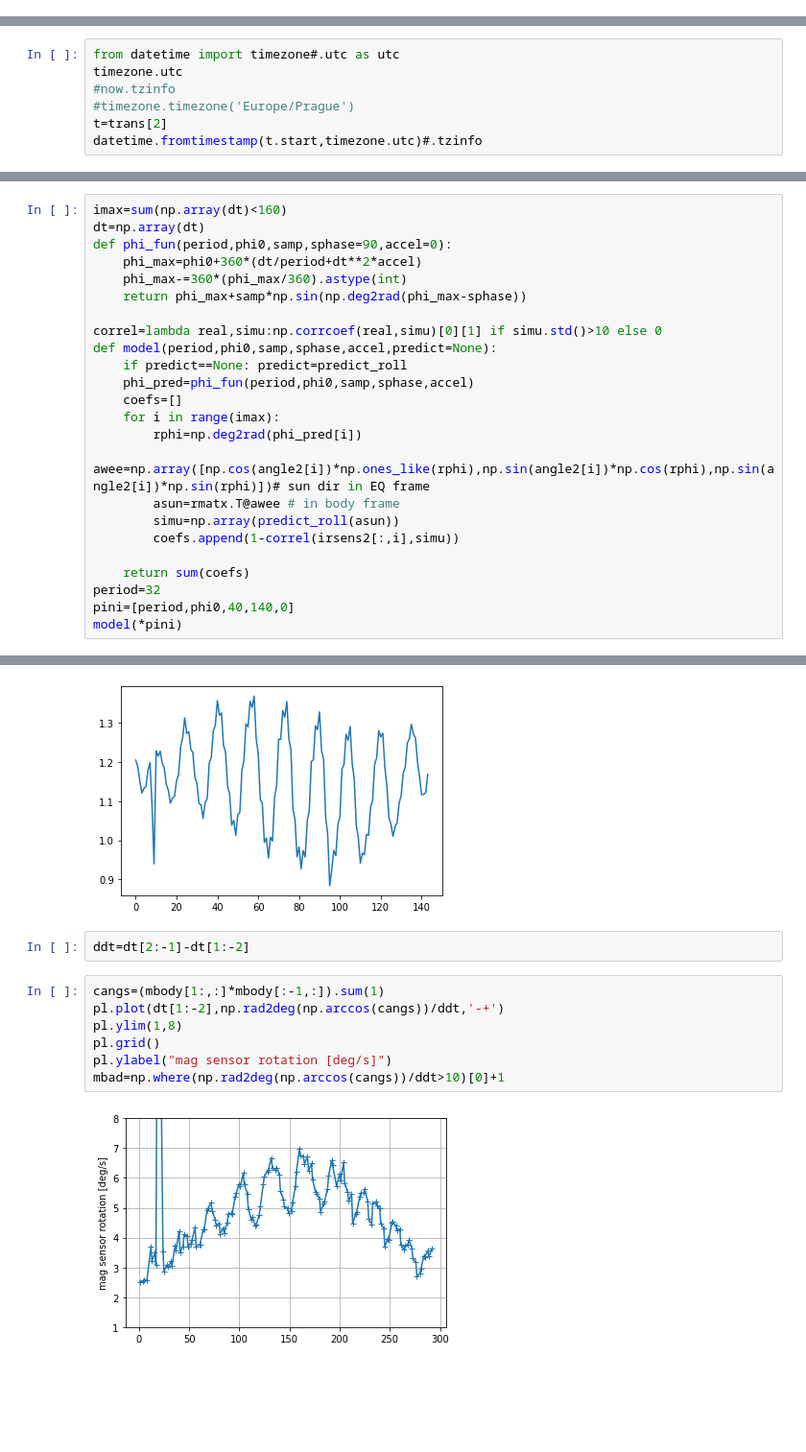
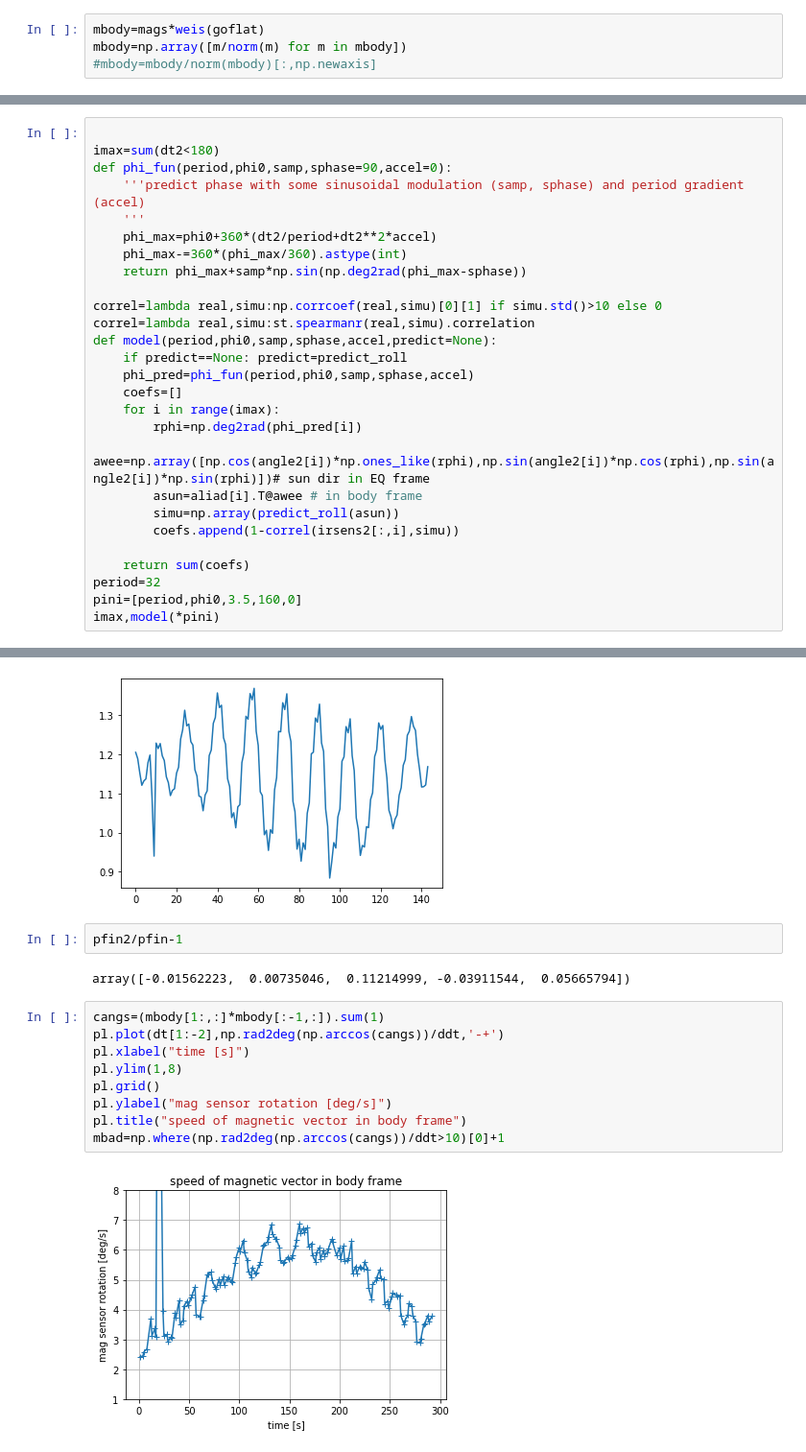
Before and after one commit to limu007/cube, a Jupyter notebook: Attitude_october.ipynb, the cells around one changed output, grey strips where cells are left out. Shown at 96% size. Cells and saved outputs as stored; diff of their text form; blank space fills up the shorter version.

```diff
--- a/Attitude_october.ipynb
+++ b/Attitude_october.ipynb
@@ -249,3 +278,7 @@ tm.deg
+# %%
+mbody=mags*weis(goflat)
+mbody=np.array([m/norm(m) for m in mbody])
+#mbody=mbody/norm(mbody)[:,np.newaxis]
 # %% [markdown]
 ### finding proper sun direction
 
@@ -386,7 +410,0 @@ trans=[t for t in trans if t.peak()['elevation']>10]
-# %%
-from datetime import timezone#.utc as utc
-timezone.utc
-#now.tzinfo
-#timezone.timezone('Europe/Prague')
-t=trans[2]
-datetime.fromtimestamp(t.start,timezone.utc)#.tzinfo
@@ -542,12 +554,15 @@ array([ 33,  35,  37, 103])
 # %%
-imax=sum(np.array(dt)<160)
-dt=np.array(dt)
+
+imax=sum(dt2<180)
 def phi_fun(period,phi0,samp,sphase=90,accel=0):
-    phi_max=phi0+360*(dt/period+dt**2*accel)
+    '''predict phase with some sinusoidal modulation (samp, sphase) and period gradient (accel)
+    '''
+    phi_max=phi0+360*(dt2/period+dt2**2*accel)
     phi_max-=360*(phi_max/360).astype(int)
     return phi_max+samp*np.sin(np.deg2rad(phi_max-sphase))
 
 correl=lambda real,simu:np.corrcoef(real,simu)[0][1] if simu.std()>10 else 0
+correl=lambda real,simu:st.spearmanr(real,simu).correlation
 def model(period,phi0,samp,sphase,accel,predict=None):
     if predict==None: predict=predict_roll
     phi_pred=phi_fun(period,phi0,samp,sphase,accel)
@@ -555,12 +570,12 @@ def model(period,phi0,samp,sphase,accel,predict=None):
     for i in range(imax):
         rphi=np.deg2rad(phi_pred[i])
         awee=np.array([np.cos(angle2[i])*np.ones_like(rphi),np.sin(angle2[i])*np.cos(rphi),np.sin(angle2[i])*np.sin(rphi)])# sun dir in EQ frame
-        asun=rmatx.T@awee # in body frame
+        asun=aliad[i].T@awee # in body frame
         simu=np.array(predict_roll(asun))
         coefs.append(1-correl(irsens2[:,i],simu))
 
     return sum(coefs)
 period=32
-pini=[period,phi0,40,140,0]
-model(*pini)
+pini=[period,phi0,3.5,160,0]
+imax,model(*pini)
 # %% [output]
@@ -763,13 +958,17 @@ pl.plot(cangs2)
 [<matplotlib.lines.Line2D at 0x...>]
 [figure]
 # %%
-ddt=dt[2:-1]-dt[1:-2]
+pfin2/pfin-1
+# %% [output]
+array([-0.01562223,  0.00735046,  0.11214999, -0.03911544,  0.05665794])
 # %%
 cangs=(mbody[1:,:]*mbody[:-1,:]).sum(1)
 pl.plot(dt[1:-2],np.rad2deg(np.arccos(cangs))/ddt,'-+')
+pl.xlabel("time [s]")
 pl.ylim(1,8)
 pl.grid()
 pl.ylabel("mag sensor rotation [deg/s]")
+pl.title("speed of magnetic vector in body frame")
 mbad=np.where(np.rad2deg(np.arccos(cangs))/ddt>10)[0]+1
 # %% [output]
-[figure, old version]
+[figure, new version]
```
Also changed, not shown: parts of 68 cells of this notebook.
